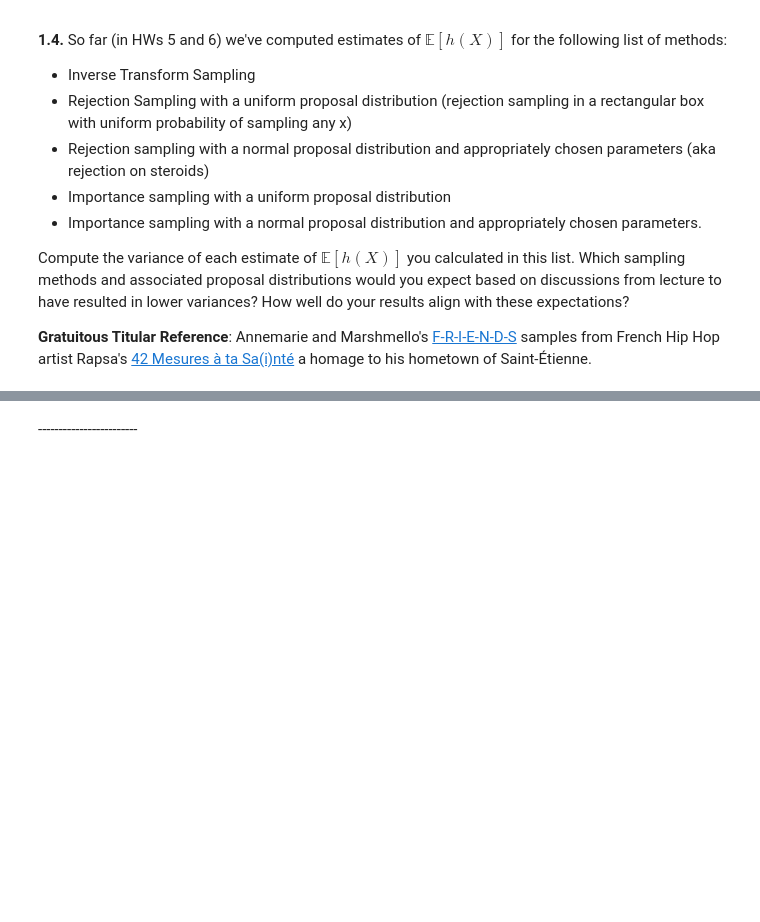
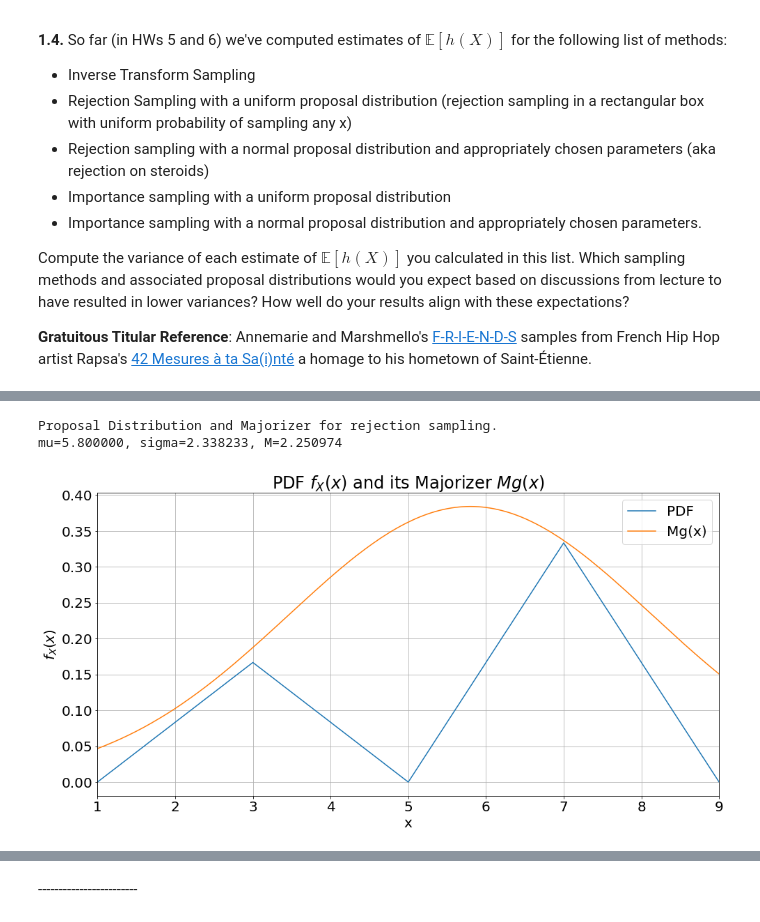
Before and after one commit to IACS-AM-207-Braavos/AM-207, a Jupyter notebook: hw6/AM207_HW6_MSE.ipynb, the cells around one changed output, grey strips where cells are left out. Drawn from its saved outputs; the diff is of its cells as text; code cells hidden in the pictures; blank space fills up the shorter version.

```diff
--- a/hw6/AM207_HW6_MSE.ipynb
+++ b/hw6/AM207_HW6_MSE.ipynb
@@ -87,0 +94,20 @@ Compute the variance of each estimate of $\mathbb{E}[h(X)]$ you calculated in th
+# %%
+# Type aliases
+from typing import Callable
+funcType = Callable[[float], float]
+
+# Set plot style
+matplotlib.rcParams.update({'font.size': 20})
+
+# Utility functions
+def arange_inc(x: float, y: float = None, z: float = None) -> np.ndarray:
+    """Return a numpy arange inclusive of the end point, i.e. range(start, stop + 1, step)"""
+    if y is None:
+        (start, stop, step) = (1, x + 1, 1)
+    elif z is None:
+        (start, stop, step) = (x, y + 1, 1)
+    elif z > 0:
+        (start, stop, step) = (x, y + 1, z)
+    elif z < 0:
+        (start, stop, step) = (x, y - 1, z)
+    return np.arange(start, stop, step)
@@ -87,0 +178,38 @@ Compute the variance of each estimate of $\mathbb{E}[h(X)]$ you calculated in th
+# %%
+# 1.1. Rejection sampling with a normal proposal distribution and appropriately chosen parameters
+# Visualize PDF and design a proposal distribution
+
+# Values for plots
+plot_x = arange_inc(1, 9, 0.05)
+plot_f = f(plot_x)
+
+# Create a proposal distribution by hand by looking at the chart
+# Experiment to get M as small as possible
+mu1 = 5.8
+sigma1: float = np.std(plot_x)*0.9
+# Proposal distribution g(x) (NOT majorized)
+g1: funcType = lambda x : norm.pdf(x, loc=mu1, scale=sigma1)
+plot_g1 = g1(plot_x)
+M1: float = np.max(plot_f / plot_g1)*1.01
+plot_g1_maj = M1 * plot_g1
+print(f'Proposal Distribution and Majorizer for rejection sampling.')
+print(f'mu={mu1:0.6f}, sigma={sigma1:0.6f}, M={M1:0.6f}')
+# Define the sampling distribution for the chosen proposal distribution g(x)
+g1_sample = lambda : norm.rvs(loc=mu1, scale=sigma1)
+
+# Plot the PDF f_X(x) and the majorizing distribution Mg(x)
+fig, ax = plt.subplots()
+fig.set_size_inches([16, 8])
+ax.set_title('PDF $f_X(x)$ and its Majorizer $Mg(x)$')
+ax.set_xlabel('x')
+ax.set_ylabel('$f_X(x)$')
+ax.set_xlim([1,9])
+ax.plot(plot_x, plot_f, label='PDF')
+ax.plot(plot_x, plot_g1_maj, label='Mg(x)')
+ax.legend()
+ax.grid()
+plt.show()
+# %% [output]
+Proposal Distribution and Majorizer for rejection sampling.
+mu=5.800000, sigma=2.338233, M=2.250974
+[figure, added]
```
Also changed, not shown: parts of 7 cells of this notebook, 2 other files.
